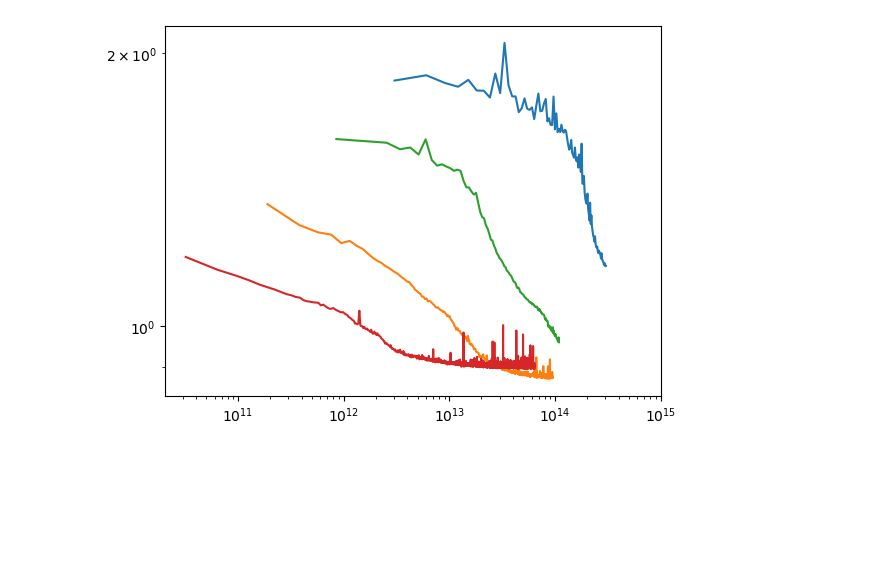
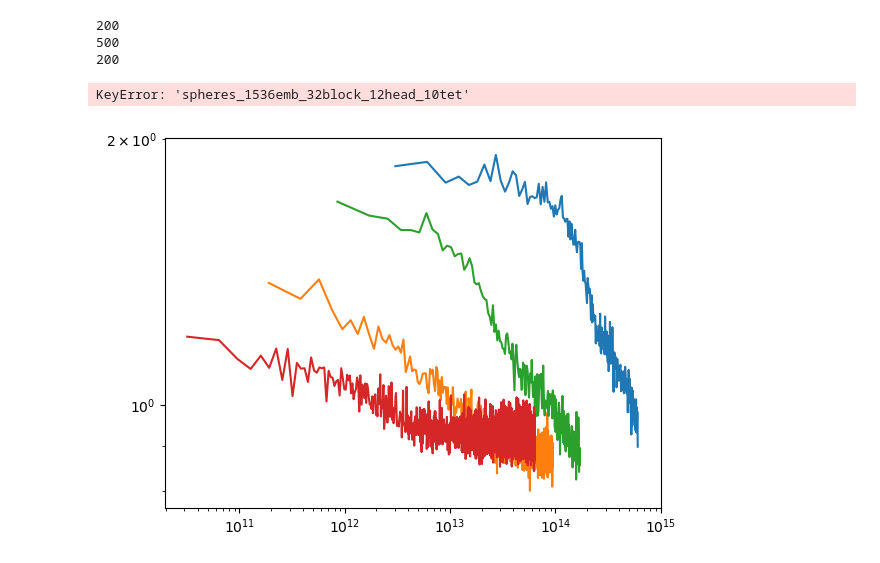
Before and after one commit to dbruwel/pachner-graph-triangulations, a Jupyter notebook: experiments/notebooks/deep_learning/signature_model/analyse_scaling_laws.ipynb, the cells around one changed output. Saved outputs shown, nothing was run; the diff lists cells and outputs as text; code cells hidden in the pictures; blank space fills up the shorter version.

```diff
--- a/experiments/notebooks/deep_learning/signature_model/analyse_scaling_laws.ipynb
+++ b/experiments/notebooks/deep_learning/signature_model/analyse_scaling_laws.ipynb
@@ -103,12 +105,20 @@ plt.show()
+# %%
+for model in models:
+    print(len(test_losses[model]))
+# %% [output]
+200
+500
+200
+KeyError: 'spheres_1536emb_32block_12head_10tet'
 # %%
 for model in models:
     try:
-        plt.plot(test_losses[model])
+        plt.plot(train_losses[model])
     except:
         pass
 
 plt.loglog()
 plt.xlim([0, 1e15])
 plt.show()
 # %% [output]
-[figure, old version]
+[figure, new version]
```
Also changed, not shown: parts of 2 cells of this notebook, 1 other file.
